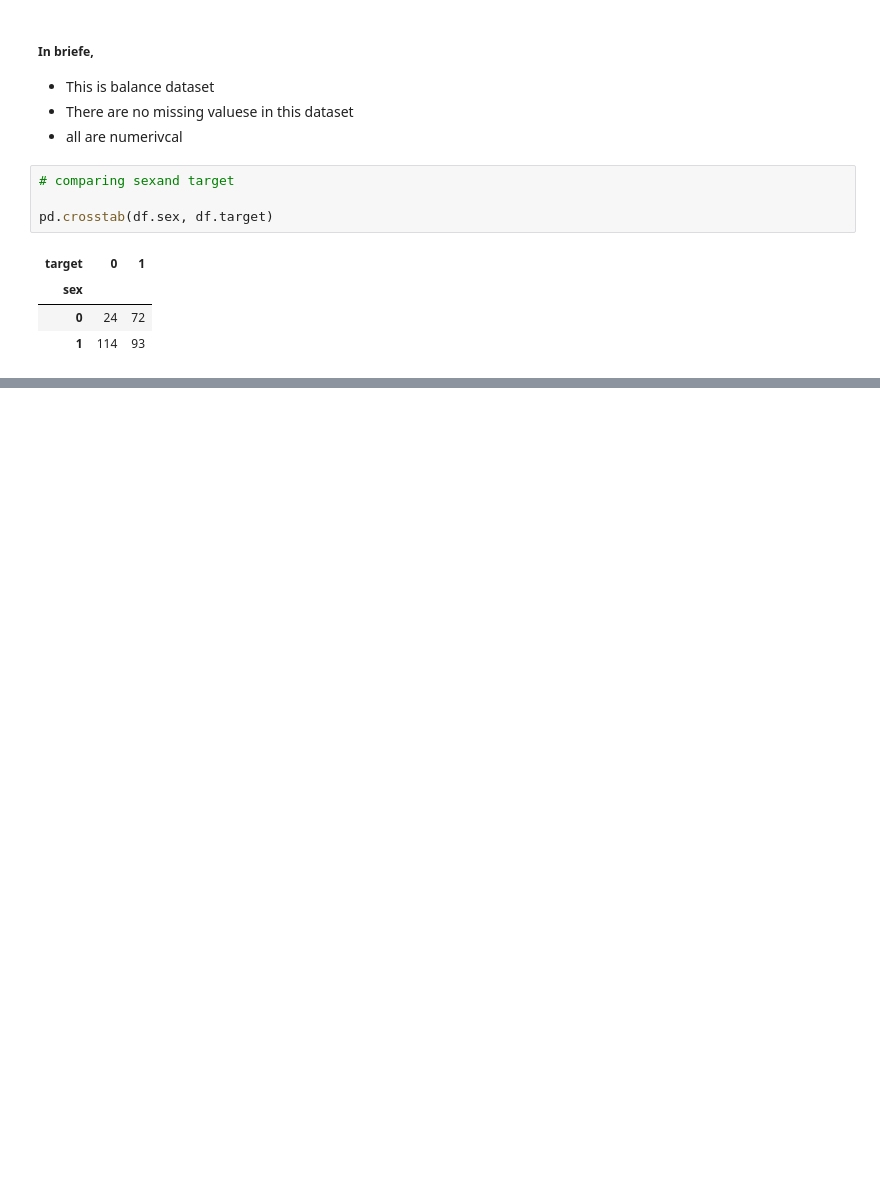
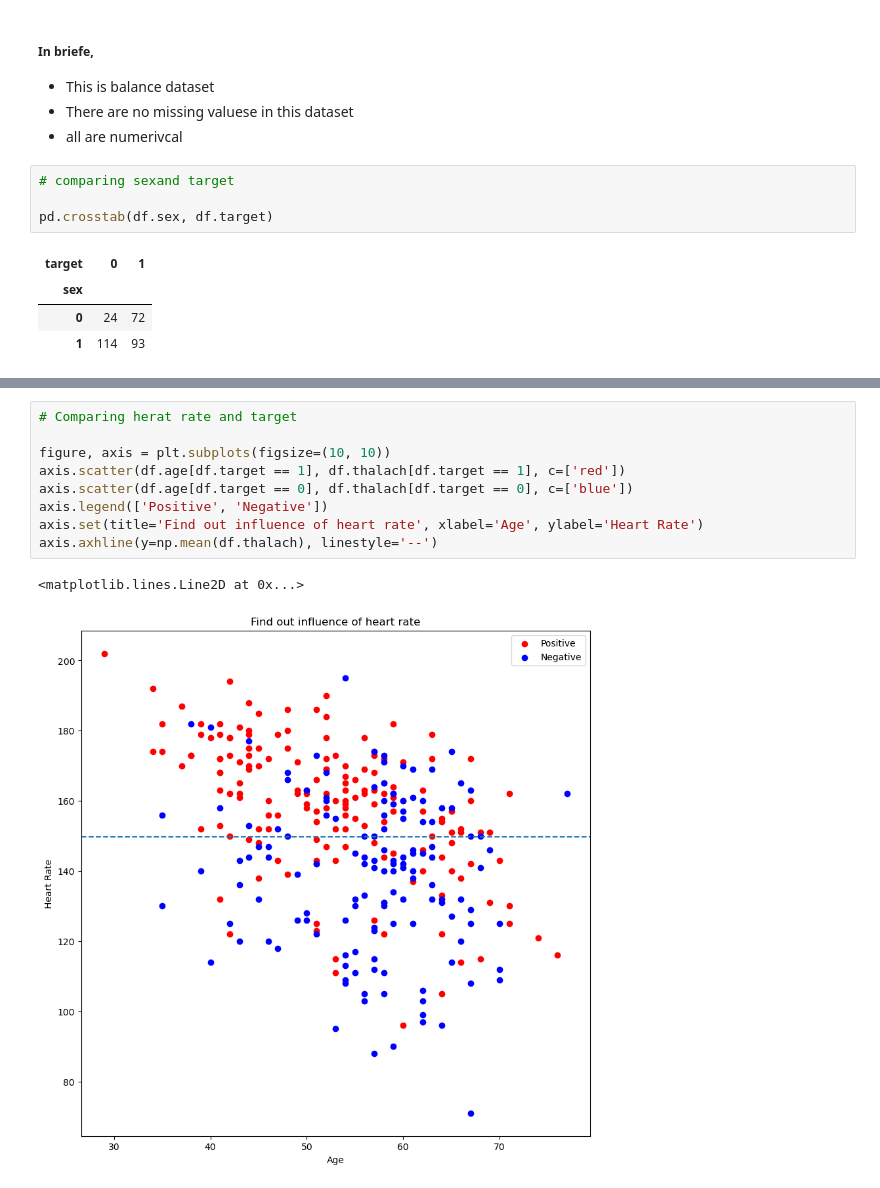
Before and after one commit to Dinindu-Tharuka/Predicting-Heart-Decease-Machine-Learning, a Jupyter notebook: Untitled.ipynb, the cells around one changed output, grey strips where cells are left out. Drawn from its saved outputs; the diff is of its cells as text; blank space fills up the shorter version.

```diff
--- a/Untitled.ipynb
+++ b/Untitled.ipynb
@@ -116,0 +141,12 @@ pd.crosstab(df.sex, df.target)
+# %%
+# Comparing herat rate and target
+
+figure, axis = plt.subplots(figsize=(10, 10))
+axis.scatter(df.age[df.target == 1], df.thalach[df.target == 1], c=['red'])
+axis.scatter(df.age[df.target == 0], df.thalach[df.target == 0], c=['blue'])
+axis.legend(['Positive', 'Negative'])
+axis.set(title='Find out influence of heart rate', xlabel='Age', ylabel='Heart Rate')
+axis.axhline(y=np.mean(df.thalach), linestyle='--')
+# %% [output]
+<matplotlib.lines.Line2D at 0x...>
+[figure, added]
```
Also changed, not shown: parts of 9 cells of this notebook.
